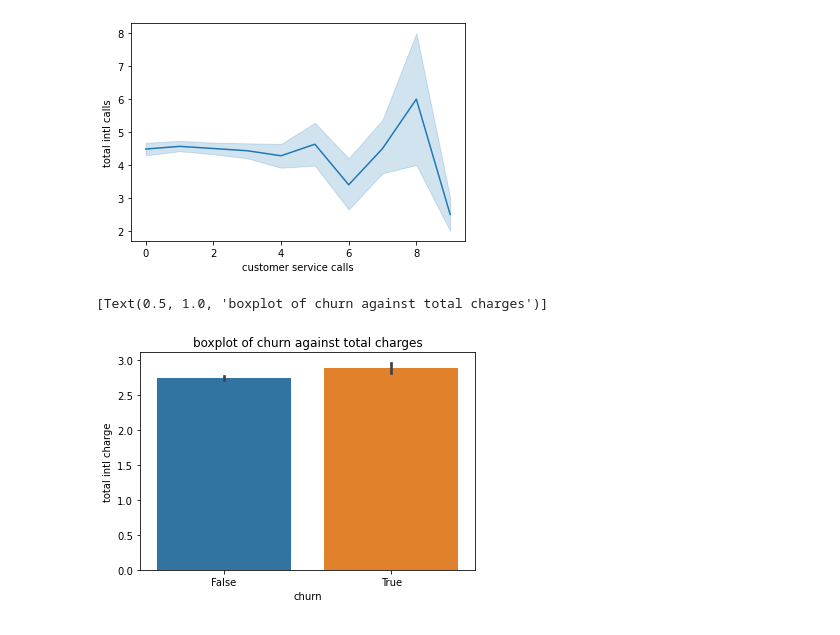
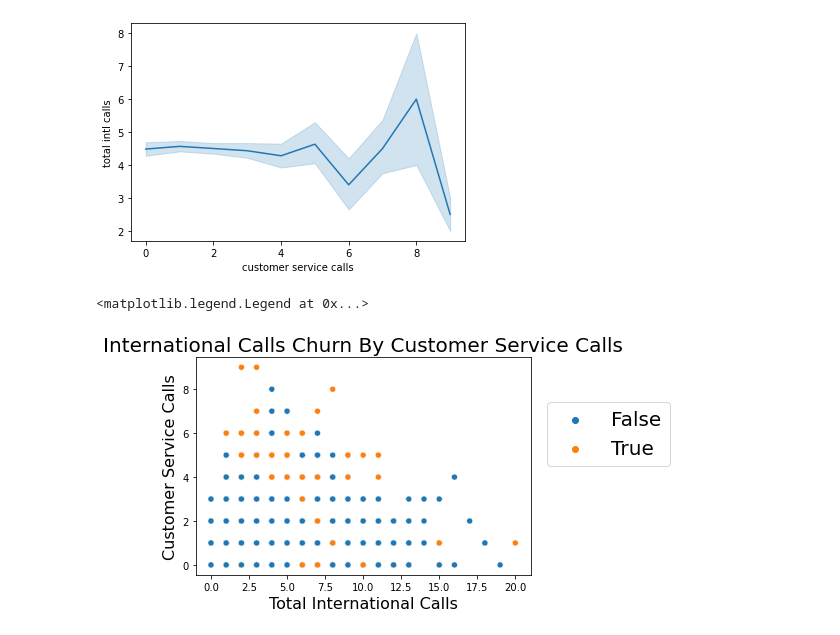
Before and after one commit to Mahmoudh22/Project_3, a Jupyter notebook: Question 2.ipynb, the cells around one changed output. Cells and saved outputs as stored; diff of their text form; code cells hidden in the pictures.

```diff
--- a/Question 2.ipynb
+++ b/Question 2.ipynb
@@ -92,3 +99,16 @@ sns.lineplot(x='customer service calls',y='total intl calls', data=df);
 # %% [output]
 [figure]
+# %%
+sns.scatterplot(
+    data=train_df, x="total intl calls", y="customer service calls", hue="churn",
+#     kind="kde", height=10, aspect=2.5,
+)
+
+plt.title('International Calls Churn By Customer Service Calls', fontsize=20)
+plt.ylabel('Customer Service Calls', fontsize=16)
+plt.xlabel('Total International Calls', fontsize=16)
+plt.legend(loc=(1.05, .5), fontsize=20)
+# %% [output]
+<matplotlib.legend.Legend at 0x...>
+[figure, added]
 # %%
@@ -96,5 +115,0 @@ df['total calls'] = df['total day calls'] + df['total eve calls'] + df['total ni
-# %%
-sns.barplot(x='churn', y='total intl charge', data=df).set(title='boxplot of churn against total charges')
-# %% [output]
-[Text(0.5, 1.0, 'boxplot of churn against total charges')]
-[figure, removed]
```
Also changed, not shown: parts of 14 cells of this notebook, 3 other files.
